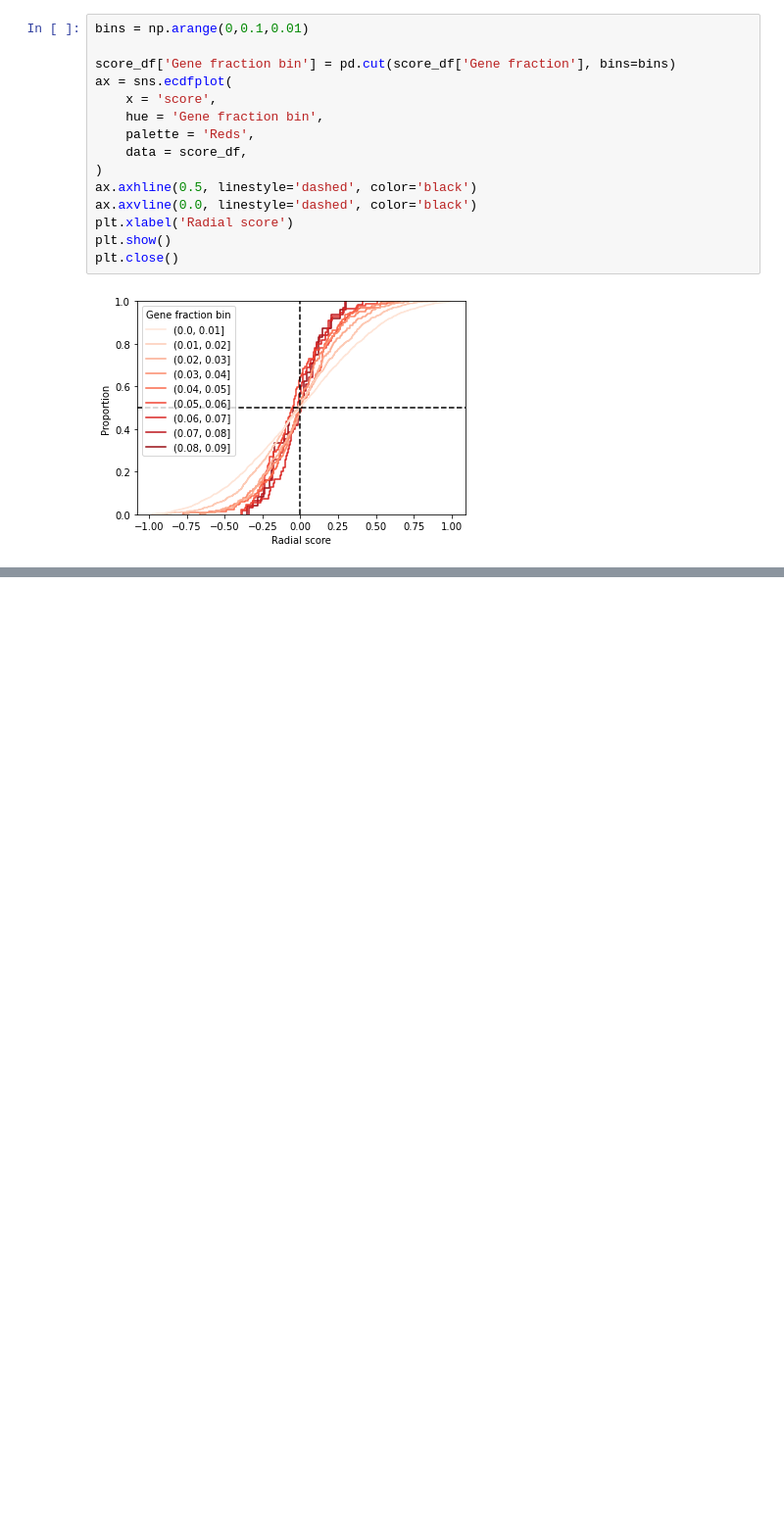
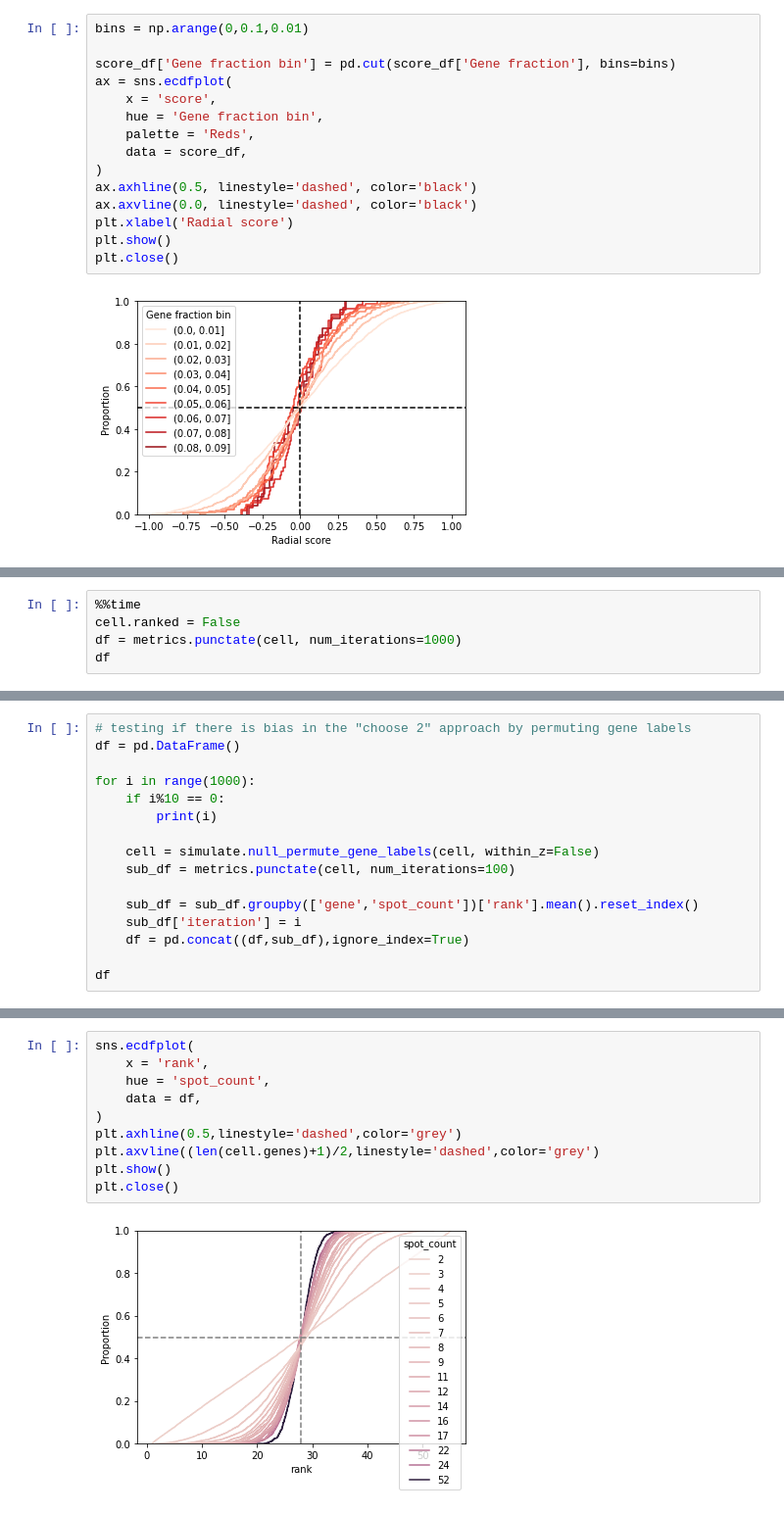
Before and after one commit to salzman-lab/SPRAWL, a Jupyter notebook: analysis/fixing_radial_punctate_biases.ipynb, the cells around one changed output, grey strips where cells are left out. Shown at 98% size. Cells and saved outputs as stored; diff of their text form; blank space fills up the shorter version.

```diff
--- a/analysis/fixing_radial_punctate_biases.ipynb
+++ b/analysis/fixing_radial_punctate_biases.ipynb
@@ -223,0 +250,5 @@ plt.close()
+# %%
+%%time
+cell.ranked = False
+df = metrics.punctate(cell, num_iterations=1000)
+df
@@ -223,0 +291,16 @@ plt.close()
+# %%
+# testing if there is bias in the "choose 2" approach by permuting gene labels
+df = pd.DataFrame()
+
+for i in range(1000):
+    if i%10 == 0:
+        print(i)
+
+    cell = simulate.null_permute_gene_labels(cell, within_z=False)
+    sub_df = metrics.punctate(cell, num_iterations=100)
+
+    sub_df = sub_df.groupby(['gene','spot_count'])['rank'].mean().reset_index()
+    sub_df['iteration'] = i
+    df = pd.concat((df,sub_df),ignore_index=True)
+
+df
@@ -223,0 +338,12 @@ plt.close()
+# %%
+sns.ecdfplot(
+    x = 'rank',
+    hue = 'spot_count',
+    data = df,
+)
+plt.axhline(0.5,linestyle='dashed',color='grey')
+plt.axvline((len(cell.genes)+1)/2,linestyle='dashed',color='grey')
+plt.show()
+plt.close()
+# %% [output]
+[figure, added]
```
Also changed, not shown: parts of 11 cells of this notebook, 3 other files.
